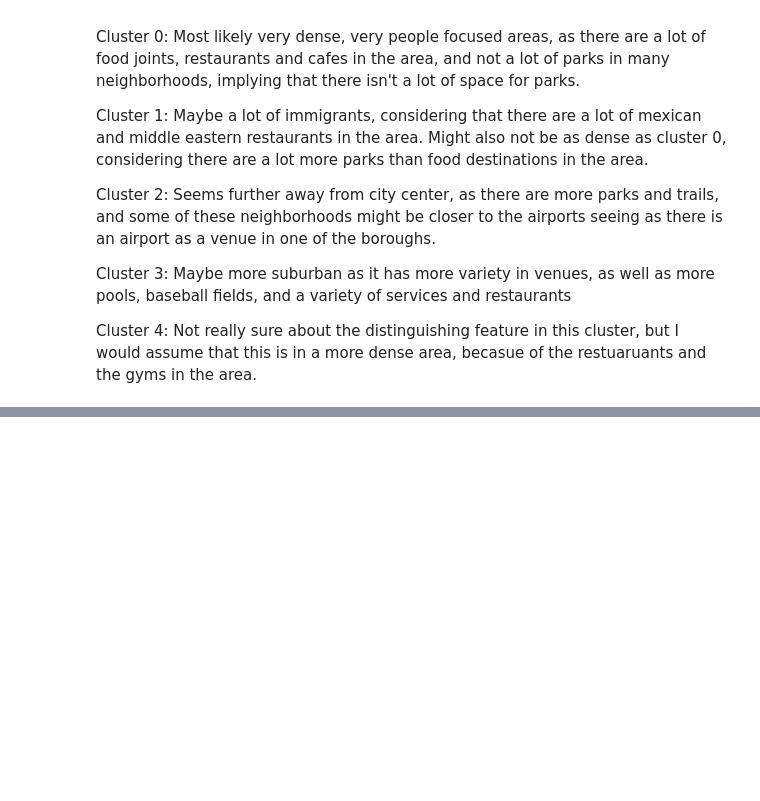
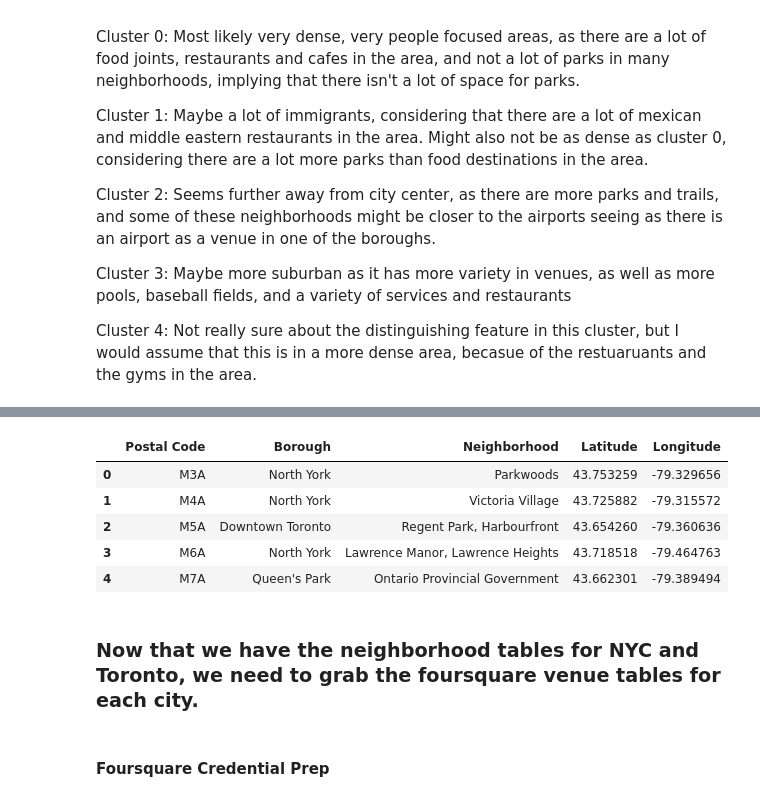
Before and after one commit to pinkslp/Coursera_Capstone, a Jupyter notebook: Capstone.ipynb, the cells around one changed output, grey strips where cells are left out. Drawn from its saved outputs; the diff is of its cells as text; code cells hidden in the pictures; blank space fills up the shorter version.

```diff
--- a/Capstone.ipynb
+++ b/Capstone.ipynb
@@ -527,0 +386,74 @@ Cluster 4: Not really sure about the distinguishing feature in this cluster, but
+# %%
+#toronto
+
+#grab URL and store it in a URL variable
+URL = "https://en.wikipedia.org/wiki/List_of_postal_codes_of_Canada:_M"
+
+#obtain raw html
+r = requests.get(URL)
+#parse into beautifulsoup
+soup = BeautifulSoup(r.content)
+#find required content
+table = soup.findAll('table',attrs ={'rules':'all','cellspacing':0,})
+#convert to text
+a = table[0].text
+
+"""
+beautiful soup text has a lot of newlines. split by new line, and then run through
+the rest of the code to remove the newline and replace it with an empty char
+"""
+b = a.split("\n")
+for word in b:
+    word.replace("\n", "")
+    word.replace("\n", "")
+    word.replace("\n", "")
+#create a list
+c = []
+#now only add stuff that isn't an empty char or does not contain Not Assigned
+for word in b:
+    if "Not assigned" not in word and word != "":
+        c.append(word)
+#create a new table to store results
+table_contents=[]
+
+for word in c:
+    #dict to store values for each neighborhood
+    cell = {}
+    #Since each postal code is 3 digits, go till the third digit and set it as the postal code value
+    cell['Postal Code'] = word[:3]
+    #set a temp variable equal to the rest of the word, which has the borough and the neighborhood
+    temp = word.replace(word[:3], '')
+    #split by the parenthesis, and grab the first half which is the borough, set it to the borough of the cell
+    cell['Borough'] = temp.split('(')[0]
+    #same logic for the neighborhood, just strip all the uneeded characters
+    cell['Neighborhood'] = (((((temp).split('(')[1]).strip(')')).replace(' /',',')).replace(')',' ')).strip(' ')
+    #append the dict to the table
+    table_contents.append(cell)
+#convert to trawneigh
+trawneigh=pd.DataFrame(table_contents)
+#handle special cases
+trawneigh['Borough']=trawneigh['Borough'].replace({'Downtown TorontoStn A PO Boxes25 The Esplanade':'Downtown Toronto Stn A',
+                                             'East TorontoBusiness reply mail Processing Centre969 Eastern':'East Toronto Business',
+                                             'EtobicokeNorthwest':'Etobicoke Northwest','East YorkEast Toronto':'East York/East Toronto',
+                                             'MississaugaCanada Post Gateway Processing Centre':'Mississauga'})
+
+f = open("/Users/shreyasiyengar/VSC/Coursera_Capstone/Geospatial_Coordinates.csv", "r")
+trawnocoords = pd.read_csv("/Users/shreyasiyengar/VSC/Coursera_Capstone/Geospatial_Coordinates.csv",",",header = 0)
+
+
+
+trawneigh.head()
+
+trawneigh = pd.merge(trawneigh, trawnocoords[['Postal Code', 'Latitude', 'Longitude']], )
+trawneigh.head()
+# %% [output]
+|  | Postal Code | Borough | Neighborhood | Latitude | Longitude |
+| 0 | M3A | North York | Parkwoods | 43.753259 | -79.329656 |
+| 1 | M4A | North York | Victoria Village | 43.725882 | -79.315572 |
+| 2 | M5A | Downtown Toronto | Regent Park, Harbourfront | 43.654260 | -79.360636 |
+| 3 | M6A | North York | Lawrence Manor, Lawrence Heights | 43.718518 | -79.464763 |
+| 4 | M7A | Queen's Park | Ontario Provincial Government | 43.662301 | -79.389494 |
+# %% [markdown]
+### Now that we have the neighborhood tables for NYC and Toronto, we need to grab the foursquare venue tables for each city.
+# %% [markdown]
+#### Foursquare Credential Prep
```
Also changed, not shown: parts of 37 cells of this notebook, 1 other file.
